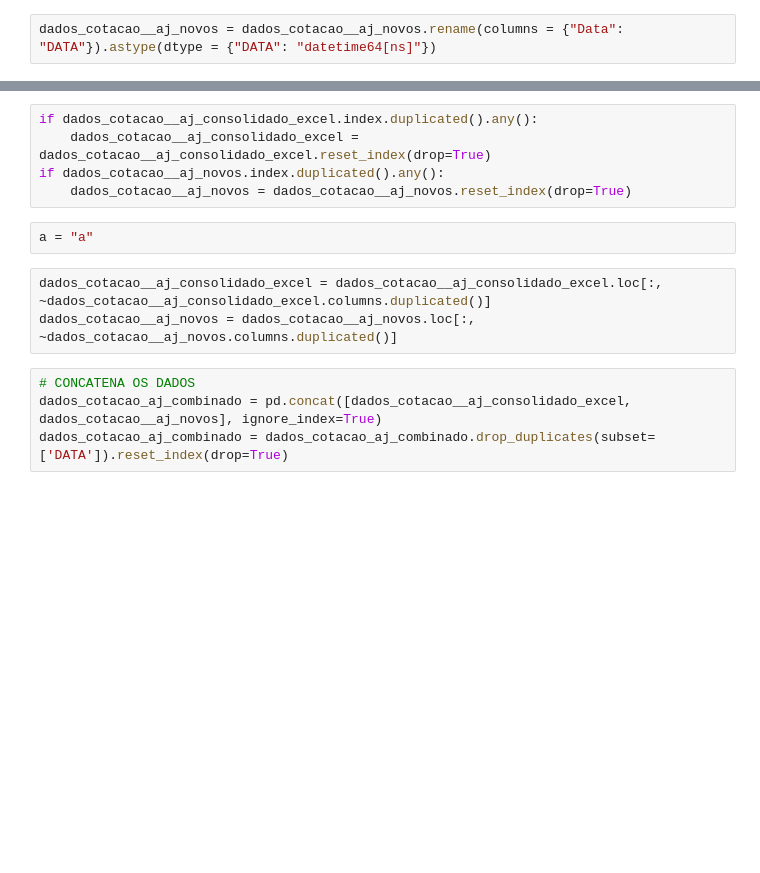
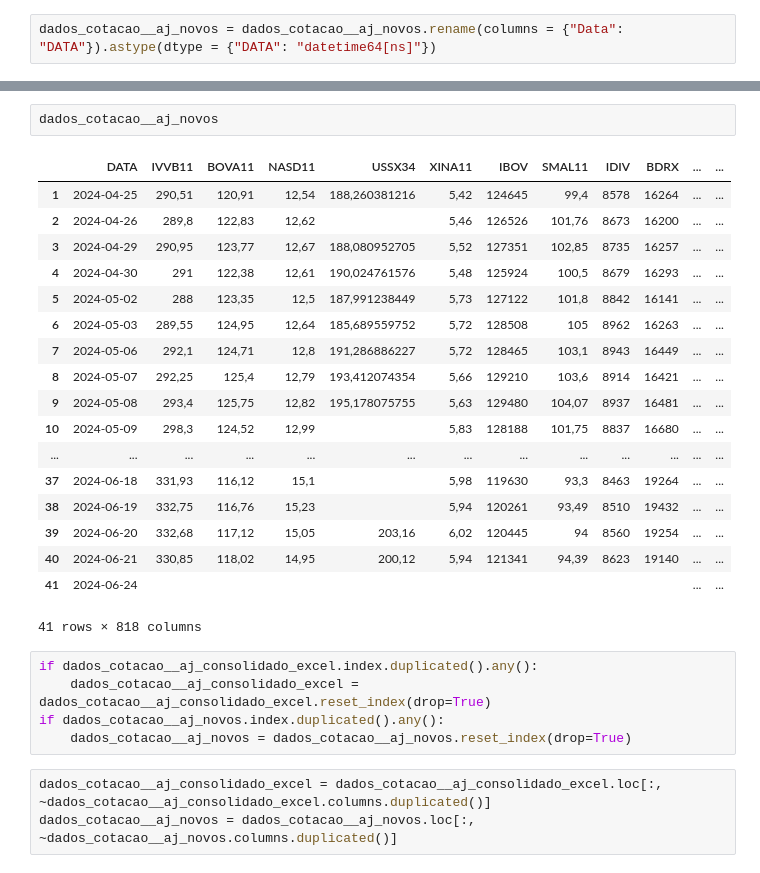
Before and after one commit to wisir-research/dfcotajustada, a Jupyter notebook: source/dfcotajustada.ipynb, the cells around one changed output, grey strips where cells are left out. Cells and saved outputs as stored; diff of their text form; blank space fills up the shorter version.

```diff
--- a/source/dfcotajustada.ipynb
+++ b/source/dfcotajustada.ipynb
@@ -129,14 +144,29 @@ dados_cotacao__aj_novos.reset_index(drop = True)
+# %%
+dados_cotacao__aj_novos
+# %% [output]
+|  | DATA | IVVB11 | BOVA11 | NASD11 | USSX34 | XINA11 | IBOV | SMAL11 | IDIV | BDRX | ... | ... |
+| 1 | 2024-04-25 | 290,51 | 120,91 | 12,54 | 188,260381216 | 5,42 | 124645 | 99,4 | 8578 | 16264 | ... | ... |
+| 2 | 2024-04-26 | 289,8 | 122,83 | 12,62 |  | 5,46 | 126526 | 101,76 | 8673 | 16200 | ... | ... |
+| 3 | 2024-04-29 | 290,95 | 123,77 | 12,67 | 188,080952705 | 5,52 | 127351 | 102,85 | 8735 | 16257 | ... | ... |
+| 4 | 2024-04-30 | 291 | 122,38 | 12,61 | 190,024761576 | 5,48 | 125924 | 100,5 | 8679 | 16293 | ... | ... |
+| 5 | 2024-05-02 | 288 | 123,35 | 12,5 | 187,991238449 | 5,73 | 127122 | 101,8 | 8842 | 16141 | ... | ... |
+| 6 | 2024-05-03 | 289,55 | 124,95 | 12,64 | 185,689559752 | 5,72 | 128508 | 105 | 8962 | 16263 | ... | ... |
+| 7 | 2024-05-06 | 292,1 | 124,71 | 12,8 | 191,286886227 | 5,72 | 128465 | 103,1 | 8943 | 16449 | ... | ... |
+| 8 | 2024-05-07 | 292,25 | 125,4 | 12,79 | 193,412074354 | 5,66 | 129210 | 103,6 | 8914 | 16421 | ... | ... |
+| 9 | 2024-05-08 | 293,4 | 125,75 | 12,82 | 195,178075755 | 5,63 | 129480 | 104,07 | 8937 | 16481 | ... | ... |
+| 10 | 2024-05-09 | 298,3 | 124,52 | 12,99 |  | 5,83 | 128188 | 101,75 | 8837 | 16680 | ... | ... |
+| ... | ... | ... | ... | ... | ... | ... | ... | ... | ... | ... | ... | ... |
+| 37 | 2024-06-18 | 331,93 | 116,12 | 15,1 |  | 5,98 | 119630 | 93,3 | 8463 | 19264 | ... | ... |
+| 38 | 2024-06-19 | 332,75 | 116,76 | 15,23 |  | 5,94 | 120261 | 93,49 | 8510 | 19432 | ... | ... |
+| 39 | 2024-06-20 | 332,68 | 117,12 | 15,05 | 203,16 | 6,02 | 120445 | 94 | 8560 | 19254 | ... | ... |
+| 40 | 2024-06-21 | 330,85 | 118,02 | 14,95 | 200,12 | 5,94 | 121341 | 94,39 | 8623 | 19140 | ... | ... |
+| 41 | 2024-06-24 |  |  |  |  |  |  |  |  |  | ... | ... |
+41 rows × 818 columns
 # %%
 if dados_cotacao__aj_consolidado_excel.index.duplicated().any():
     dados_cotacao__aj_consolidado_excel = dados_cotacao__aj_consolidado_excel.reset_index(drop=True)
 if dados_cotacao__aj_novos.index.duplicated().any():
     dados_cotacao__aj_novos = dados_cotacao__aj_novos.reset_index(drop=True)
-# %%
-a = "a"
 # %%
 dados_cotacao__aj_consolidado_excel = dados_cotacao__aj_consolidado_excel.loc[:, ~dados_cotacao__aj_consolidado_excel.columns.duplicated()]
 dados_cotacao__aj_novos = dados_cotacao__aj_novos.loc[:, ~dados_cotacao__aj_novos.columns.duplicated()]
-# %%
-# CONCATENA OS DADOS
-dados_cotacao_aj_combinado = pd.concat([dados_cotacao__aj_consolidado_excel, dados_cotacao__aj_novos], ignore_index=True)
-dados_cotacao_aj_combinado = dados_cotacao_aj_combinado.drop_duplicates(subset=['DATA']).reset_index(drop=True)
```
Also changed, not shown: parts of 7 cells of this notebook, 2 other files.
